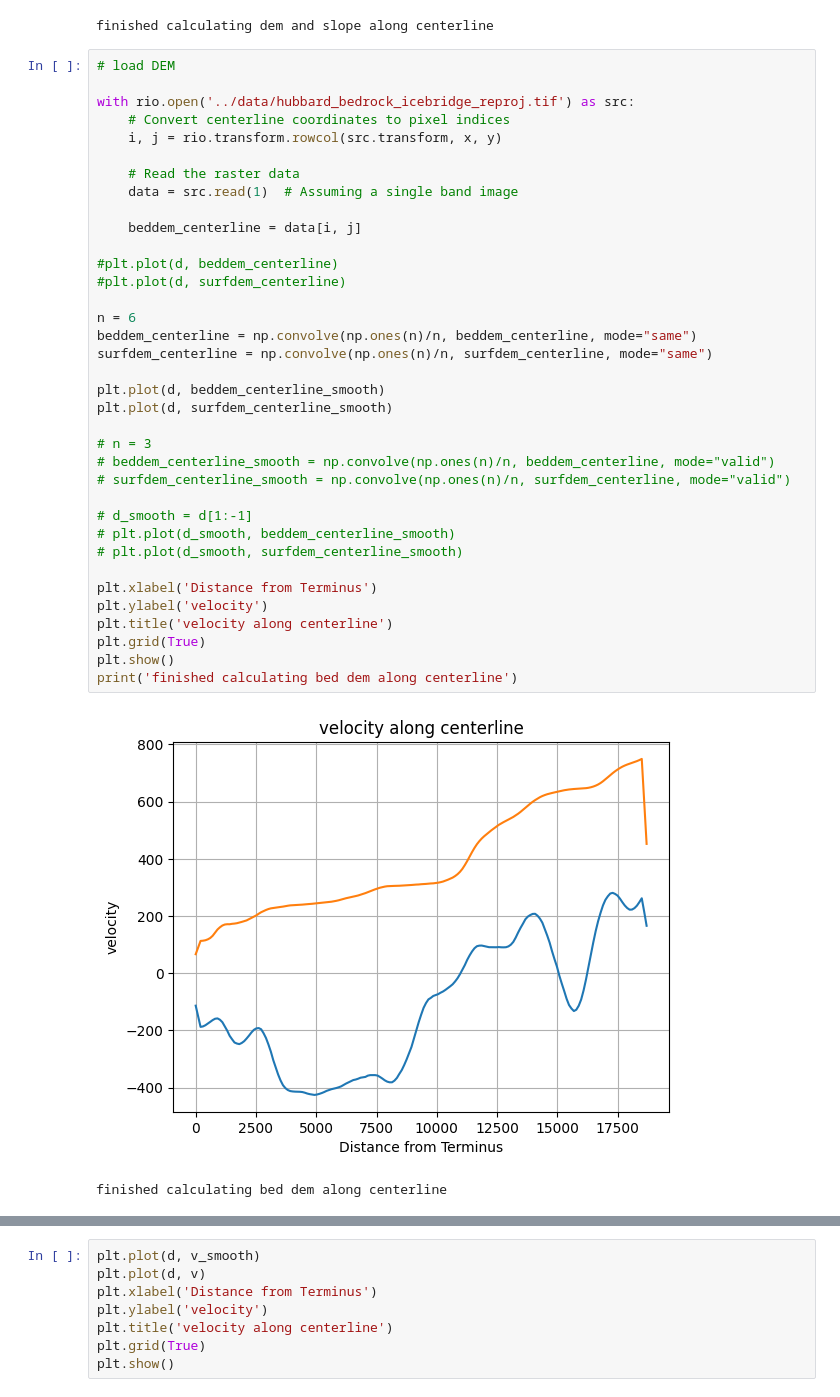
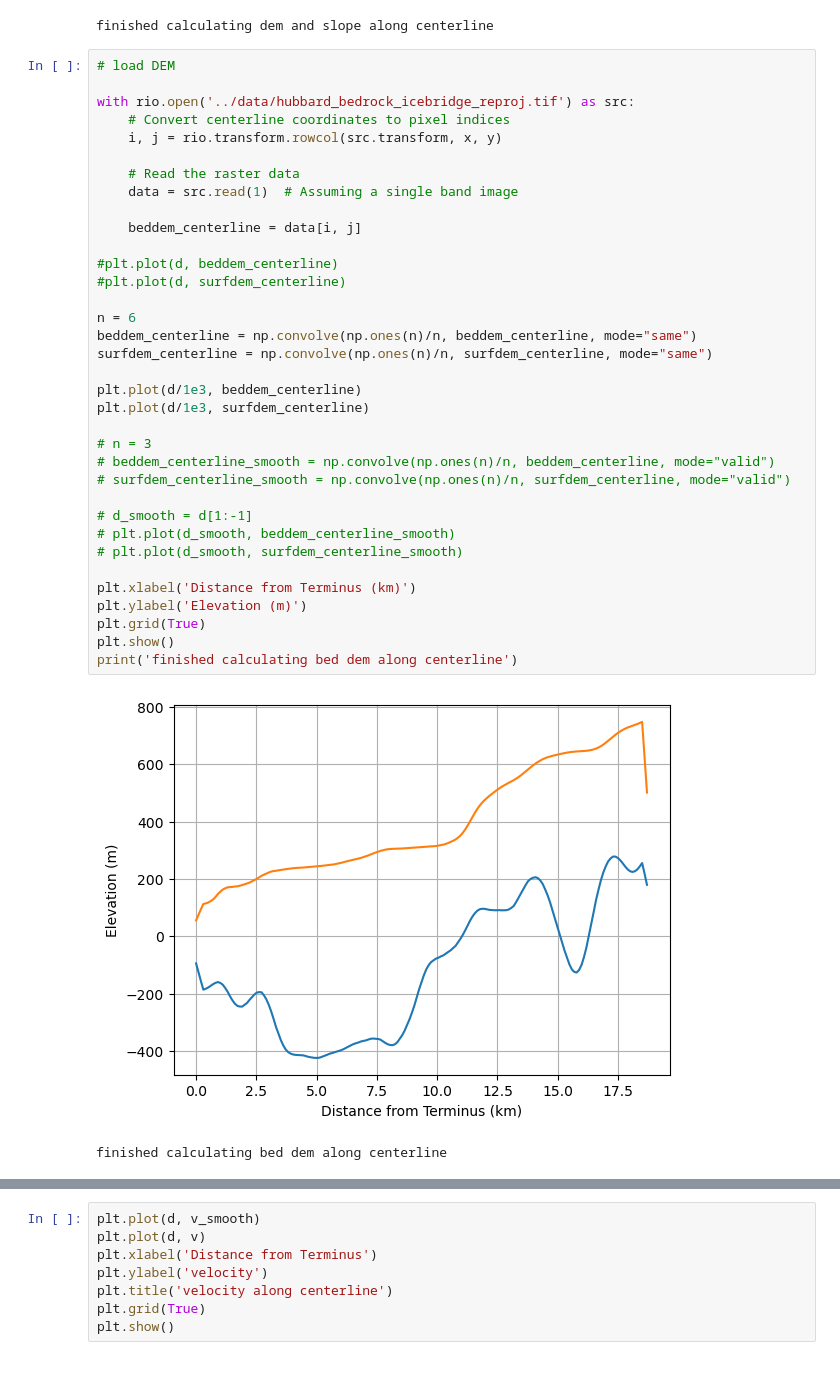
Before and after one commit to pohlan/Hubbard2024, a Jupyter notebook: make_paper_figures/resistive_stress/force_balance.ipynb, the cells around one changed output, grey strips where cells are left out. Drawn from its saved outputs; the diff is of its cells as text; blank space fills up the shorter version.

```diff
--- a/make_paper_figures/resistive_stress/force_balance.ipynb
+++ b/make_paper_figures/resistive_stress/force_balance.ipynb
@@ -52,39 +52,38 @@ finished calculating dem and slope along centerline
 
 with rio.open('../data/hubbard_bedrock_icebridge_reproj.tif') as src:
     # Convert centerline coordinates to pixel indices
     i, j = rio.transform.rowcol(src.transform, x, y)
 
     # Read the raster data
     data = src.read(1)  # Assuming a single band image
 
     beddem_centerline = data[i, j]
 
 #plt.plot(d, beddem_centerline)
 #plt.plot(d, surfdem_centerline)
 
 n = 6
 beddem_centerline = np.convolve(np.ones(n)/n, beddem_centerline, mode="same")
 surfdem_centerline = np.convolve(np.ones(n)/n, surfdem_centerline, mode="same")
 
-plt.plot(d, beddem_centerline_smooth)
-plt.plot(d, surfdem_centerline_smooth)
+plt.plot(d/1e3, beddem_centerline)
+plt.plot(d/1e3, surfdem_centerline)
 
 # n = 3
 # beddem_centerline_smooth = np.convolve(np.ones(n)/n, beddem_centerline, mode="valid")
 # surfdem_centerline_smooth = np.convolve(np.ones(n)/n, surfdem_centerline, mode="valid")
 
 # d_smooth = d[1:-1]
 # plt.plot(d_smooth, beddem_centerline_smooth)
 # plt.plot(d_smooth, surfdem_centerline_smooth)
 
-plt.xlabel('Distance from Terminus')
-plt.ylabel('velocity')
-plt.title('velocity along centerline')
+plt.xlabel('Distance from Terminus (km)')
+plt.ylabel('Elevation (m)')
 plt.grid(True)
 plt.show()
 print('finished calculating bed dem along centerline')
 # %% [output]
-[figure, old version]
+[figure, new version]
 finished calculating bed dem along centerline
 # %%
 # velocity along centerline at a particular time
```
Also changed, not shown: parts of 2 cells of this notebook, 21 other files.
